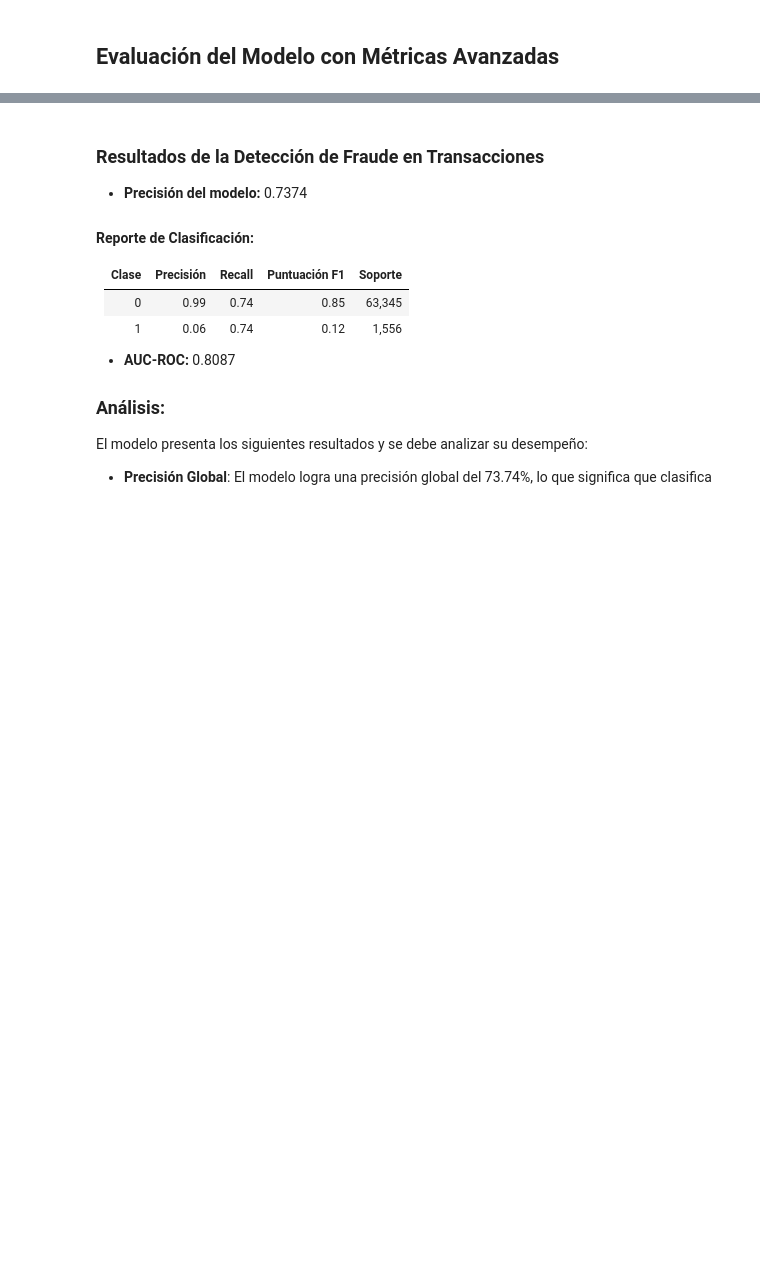
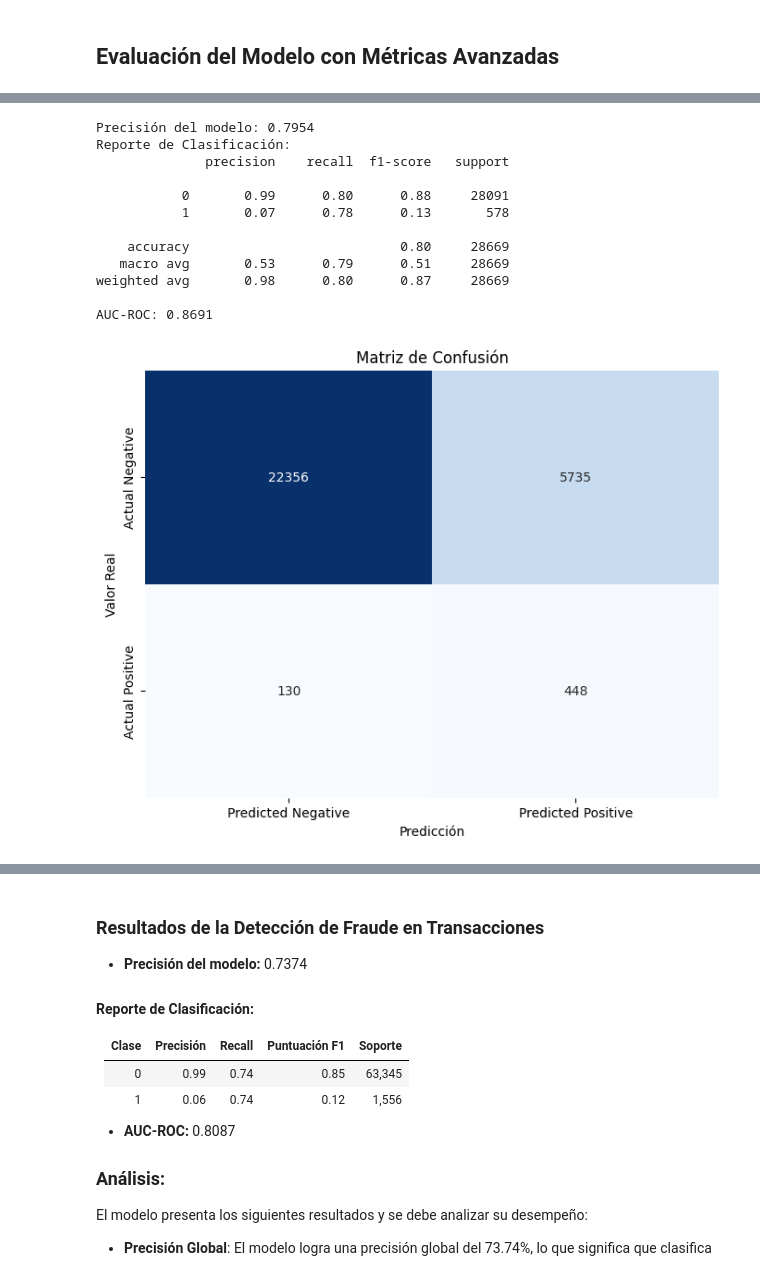
Before and after one commit to JRamos84/deteccion_fraude, a Jupyter notebook: notebooks/06_model_Evaluation_and_Validation.ipynb, the cells around one changed output, grey strips where cells are left out. Cells and saved outputs as stored; diff of their text form; code cells hidden in the pictures; blank space fills up the shorter version.

```diff
--- a/notebooks/06_model_Evaluation_and_Validation.ipynb
+++ b/notebooks/06_model_Evaluation_and_Validation.ipynb
@@ -87,0 +88,63 @@ AUC-ROC: 0.8283
+# %%
+import os
+import joblib
+from sklearn.metrics import accuracy_score, confusion_matrix, classification_report, roc_auc_score, roc_curve
+import matplotlib.pyplot as plt
+import seaborn as sns
+
+# Cargar el modelo guardado
+dir_data_processed = '../models'
+ruta_archivo_model = os.path.join(dir_data_processed, 'modelo_forest.pkl')
+
+loaded_model = joblib.load(ruta_archivo_model)
+
+# Predecir sobre datos de test
+y_pred_proba = loaded_model.predict_proba(X_test)[:, 1]
+y_pred = loaded_model.predict(X_test)
+
+# Calcular métricas de evaluación
+accuracy = accuracy_score(y_test, y_pred)
+conf_matrix = confusion_matrix(y_test, y_pred)
+classification_rep = classification_report(y_test, y_pred)
+auc_roc = roc_auc_score(y_test, y_pred_proba)
+
+# Imprimir métricas
+print(f"Precisión del modelo: {accuracy:.4f}")
+print("Reporte de Clasificación:")
+print(classification_rep)
+print(f"AUC-ROC: {auc_roc:.4f}")
+
+# Visualizar matriz de confusión
+plt.figure(figsize=(8, 6))
+sns.heatmap(conf_matrix, annot=True, fmt='d', cmap='Blues', cbar=False,
+            xticklabels=['Predicted Negative', 'Predicted Positive'],
+            yticklabels=['Actual Negative', 'Actual Positive'])
+plt.title('Matriz de Confusión')
+plt.xlabel('Predicción')
+plt.ylabel('Valor Real')
+plt.show()
+
+# Graficar la curva ROC
+fpr, tpr, _ = roc_curve(y_test, y_pred_proba)
+plt.figure(figsize=(8, 6))
+plt.plot(fpr, tpr, color='darkorange', lw=2, label=f'AUC = {auc_roc:.2f}')
+plt.plot([0, 1], [0, 1], color='navy', lw=2, linestyle='--')
+plt.xlabel('Tasa de Falsos Positivos')
+plt.ylabel('Tasa de Verdaderos Positivos')
+plt.title('Curva ROC')
+plt.legend(loc="lower right")
+plt.show()
+# %% [output]
+Precisión del modelo: 0.7954
+Reporte de Clasificación:
+              precision    recall  f1-score   support
+
+           0       0.99      0.80      0.88     28091
+           1       0.07      0.78      0.13       578
+
+    accuracy                           0.80     28669
+   macro avg       0.53      0.79      0.51     28669
+weighted avg       0.98      0.80      0.87     28669
+
+AUC-ROC: 0.8691
+[figure, added]
```
Also changed, not shown: parts of 2 cells of this notebook, 6 other files.
